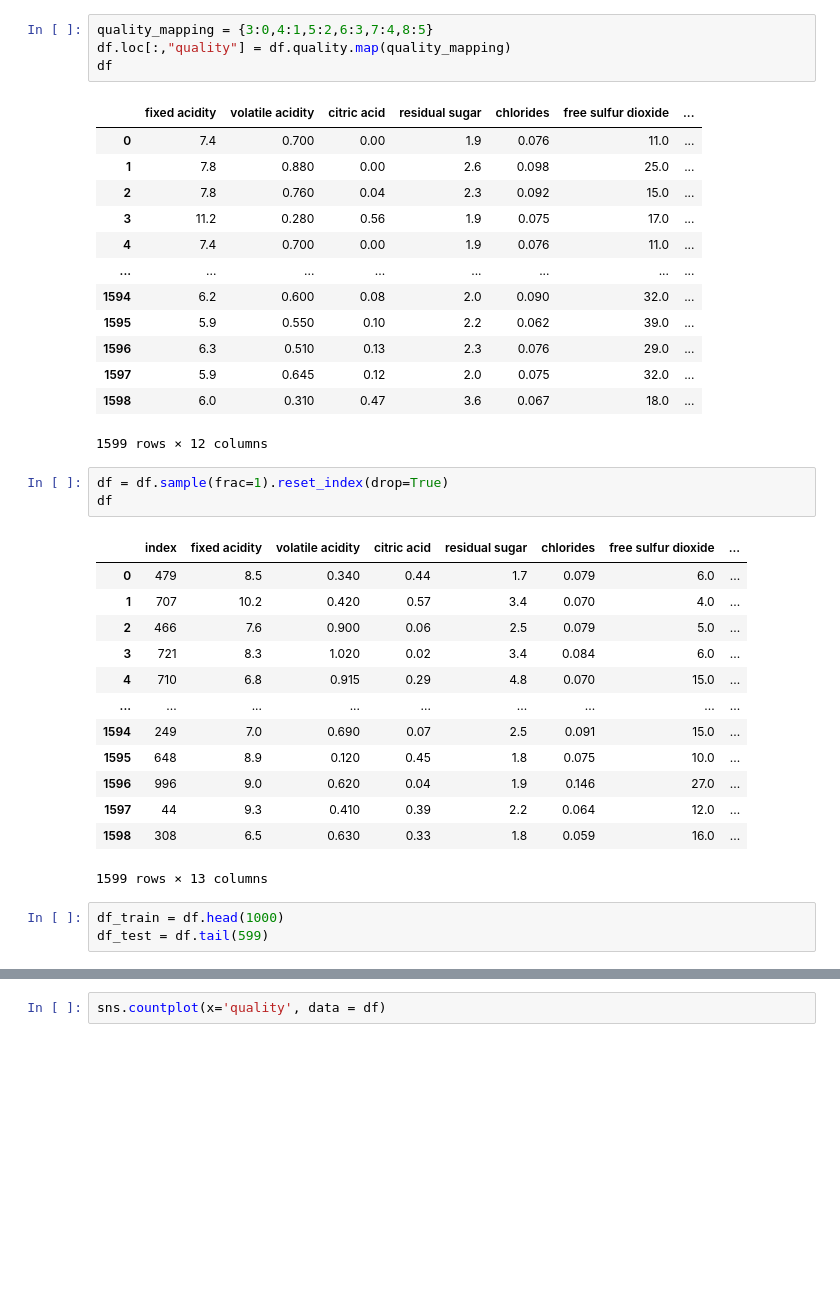
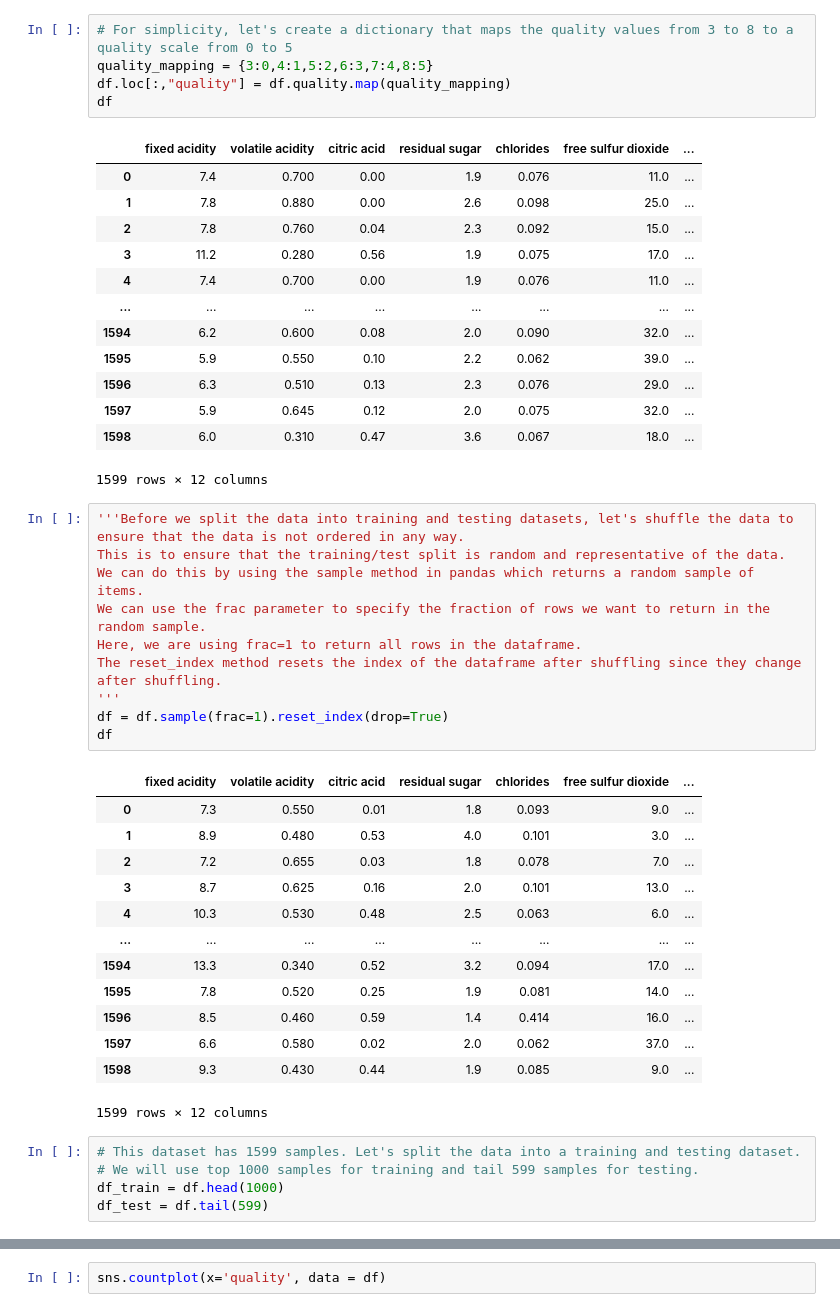
Before and after one commit to KSaid-1/ProjectStash, a Jupyter notebook: red-wine/red-wine.ipynb, the cells around one changed output, grey strips where cells are left out. Saved outputs shown, nothing was run; the diff lists cells and outputs as text; blank space fills up the shorter version.

```diff
--- a/red-wine/red-wine.ipynb
+++ b/red-wine/red-wine.ipynb
@@ -30,4 +35,5 @@ plt.show()
 # %%
+# For simplicity, let's create a dictionary that maps the quality values from 3 to 8 to a quality scale from 0 to 5
 quality_mapping = {3:0,4:1,5:2,6:3,7:4,8:5}
 df.loc[:,"quality"] = df.quality.map(quality_mapping)
 df
@@ -46,23 +52,32 @@ df
 | 1598 | 6.0 | 0.310 | 0.47 | 3.6 | 0.067 | 18.0 | ... |
 1599 rows × 12 columns
 # %%
+'''Before we split the data into training and testing datasets, let's shuffle the data to ensure that the data is not ordered in any way.
+This is to ensure that the training/test split is random and representative of the data.
+We can do this by using the sample method in pandas which returns a random sample of items.
+We can use the frac parameter to specify the fraction of rows we want to return in the random sample.
+Here, we are using frac=1 to return all rows in the dataframe.
+The reset_index method resets the index of the dataframe after shuffling since they change after shuffling.
+'''
 df = df.sample(frac=1).reset_index(drop=True)
 df
 # %% [output]
-|  | index | fixed acidity | volatile acidity | citric acid | residual sugar | chlorides | free sulfur dioxide | ... |
-| 0 | 479 | 8.5 | 0.340 | 0.44 | 1.7 | 0.079 | 6.0 | ... |
-| 1 | 707 | 10.2 | 0.420 | 0.57 | 3.4 | 0.070 | 4.0 | ... |
-| 2 | 466 | 7.6 | 0.900 | 0.06 | 2.5 | 0.079 | 5.0 | ... |
-| 3 | 721 | 8.3 | 1.020 | 0.02 | 3.4 | 0.084 | 6.0 | ... |
-| 4 | 710 | 6.8 | 0.915 | 0.29 | 4.8 | 0.070 | 15.0 | ... |
-| ... | ... | ... | ... | ... | ... | ... | ... | ... |
-| 1594 | 249 | 7.0 | 0.690 | 0.07 | 2.5 | 0.091 | 15.0 | ... |
-| 1595 | 648 | 8.9 | 0.120 | 0.45 | 1.8 | 0.075 | 10.0 | ... |
-| 1596 | 996 | 9.0 | 0.620 | 0.04 | 1.9 | 0.146 | 27.0 | ... |
-| 1597 | 44 | 9.3 | 0.410 | 0.39 | 2.2 | 0.064 | 12.0 | ... |
-| 1598 | 308 | 6.5 | 0.630 | 0.33 | 1.8 | 0.059 | 16.0 | ... |
+|  | fixed acidity | volatile acidity | citric acid | residual sugar | chlorides | free sulfur dioxide | ... |
+| 0 | 7.3 | 0.550 | 0.01 | 1.8 | 0.093 | 9.0 | ... |
+| 1 | 8.9 | 0.480 | 0.53 | 4.0 | 0.101 | 3.0 | ... |
+| 2 | 7.2 | 0.655 | 0.03 | 1.8 | 0.078 | 7.0 | ... |
+| 3 | 8.7 | 0.625 | 0.16 | 2.0 | 0.101 | 13.0 | ... |
+| 4 | 10.3 | 0.530 | 0.48 | 2.5 | 0.063 | 6.0 | ... |
+| ... | ... | ... | ... | ... | ... | ... | ... |
+| 1594 | 13.3 | 0.340 | 0.52 | 3.2 | 0.094 | 17.0 | ... |
+| 1595 | 7.8 | 0.520 | 0.25 | 1.9 | 0.081 | 14.0 | ... |
+| 1596 | 8.5 | 0.460 | 0.59 | 1.4 | 0.414 | 16.0 | ... |
+| 1597 | 6.6 | 0.580 | 0.02 | 2.0 | 0.062 | 37.0 | ... |
+| 1598 | 9.3 | 0.430 | 0.44 | 1.9 | 0.085 | 9.0 | ... |
-1599 rows × 13 columns
+1599 rows × 12 columns
 # %%
+# This dataset has 1599 samples. Let's split the data into a training and testing dataset.
+# We will use top 1000 samples for training and tail 599 samples for testing.
 df_train = df.head(1000)
 df_test = df.tail(599)
 # %%
```
Also changed, not shown: parts of 16 cells of this notebook, 1 other file.
